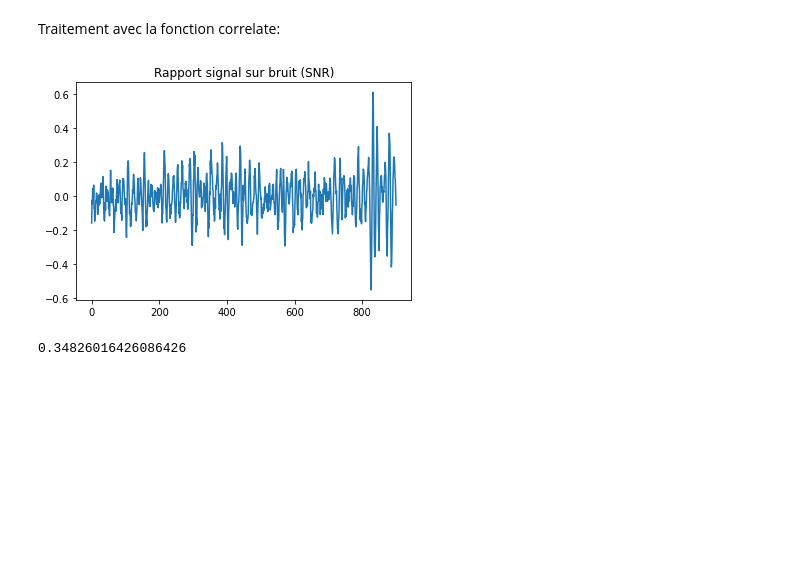
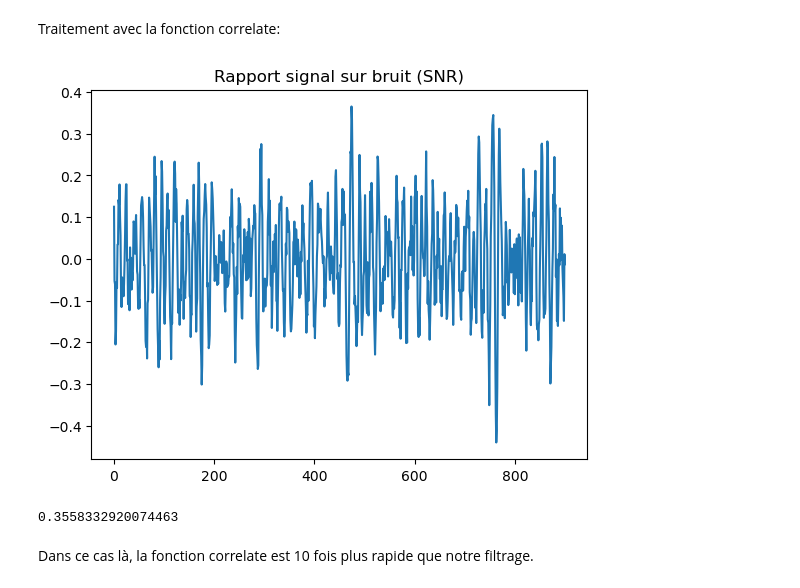
Before and after one commit to Ovive57/M2_filtrage, a Jupyter notebook: Comparaison des outils développés avec des librairies dédiées.ipynb, the cells around one changed output. Drawn from its saved outputs; the diff is of its cells as text; code cells hidden in the pictures; blank space fills up the shorter version.

```diff
--- a/Comparaison des outils développés avec des librairies dédiées.ipynb
+++ b/Comparaison des outils développés avec des librairies dédiées.ipynb
@@ -194,7 +203,7 @@ amp_init_model = 1
 signal_model = sinusoidal(temps1, amp_init_model, puls_init)
 
 # Inverse covariance
-cov, Cn = covariance(dens, temps)
+cov, Cn = covariance(dens, temps1)
 
 # Filtre
 filtre = np.dot(cov, signal_model)
@@ -226,26 +235,28 @@ Traitement avec la fonction correlate:
 # %%
 start_2 = time.time()
 
 # Corrélations croisés modèle/signal
 
 prodat_2 = correlate(signal_bruit, filtre, mode='valid')
 
 # Corrélations croisées modèle/bruit
 
 prodbruit_2 = correlate(dens, filtre, mode='valid')
 
 devbr_2 = np.std(prodbruit_2)
-SNR_2 = prodat_2/devbr_2
+SNR_4 = prodat_2/devbr_2
 
-plt.plot(SNR_2)
+plt.plot(SNR_4)
 plt.title("Rapport signal sur bruit (SNR)")
 plt.show()
 
 end_2 = time.time()
 t_2 = end_2 - start_2
 print(t_2)
 # %% [output]
-[figure, old version]
+[figure, new version]
-0.34826016426086426
+0.3558332920074463
+# %% [markdown]
+Dans ce cas là, la fonction correlate est 10 fois plus rapide que notre filtrage.
 # %%
 fig, (ax1, ax2) = plt.subplots(2, 1)
```
Also changed, not shown: parts of 12 cells of this notebook, 2 other files.
